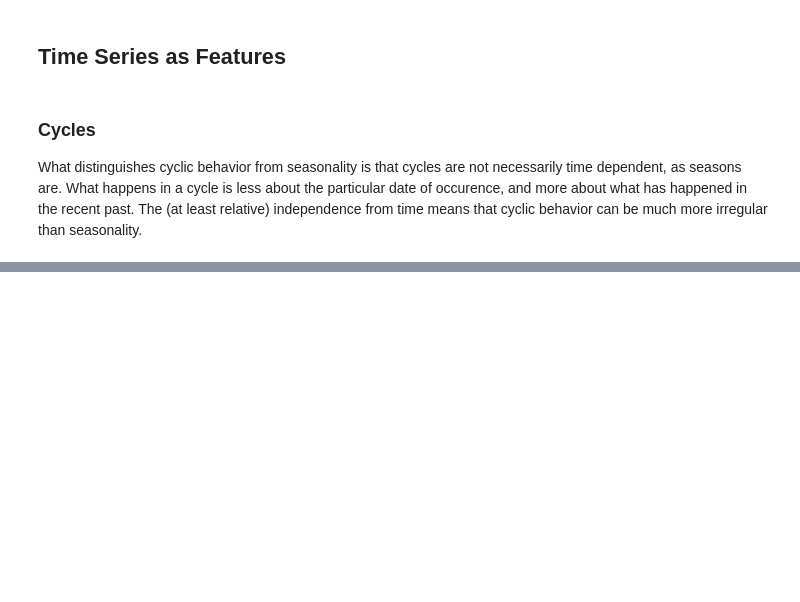
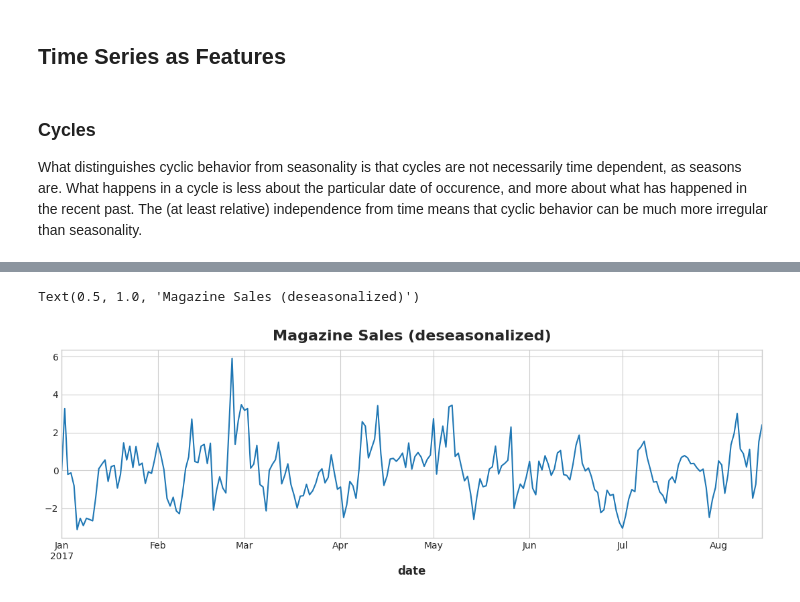
Before and after one commit to josephbak/store-sales-tsf, a Jupyter notebook: eda.ipynb, the cells around one changed output, grey strips where cells are left out. Cells and saved outputs as stored; diff of their text form; code cells hidden in the pictures; blank space fills up the shorter version.

Commit message:
time series as features (unfinished)

```diff
--- a/eda.ipynb
+++ b/eda.ipynb
@@ -1193,0 +1259,27 @@ fundamental limitation of using lagged features in time series forecasting: Lagg
+# %%
+# deseasonalize Magazines sales
+mag_sales = family_sales.loc(axis=1)[:, 'MAGAZINES']
+y = mag_sales.loc[:, 'sales'].squeeze()
+
+fourier = CalendarFourier(freq='M', order=4)
+dp = DeterministicProcess(
+    constant=True,
+    index=y.index,
+    order=1,
+    seasonal=True,
+    drop=True,
+    additional_terms=[fourier],
+)
+X_time = dp.in_sample()
+X_time['NewYearsDay'] = (X_time.index.dayofyear == 1)
+
+model = LinearRegression(fit_intercept=False)
+model.fit(X_time, y)
+y_deseason = y - model.predict(X_time)
+y_deseason.name = 'sales_deseasoned'
+
+ax = y_deseason.plot()
+ax.set_title("Magazine Sales (deseasonalized)")
+# %% [output]
+Text(0.5, 1.0, 'Magazine Sales (deseasonalized)')
+[figure, added]
```
Also changed, not shown: parts of 6 cells of this notebook, 1 other file.
